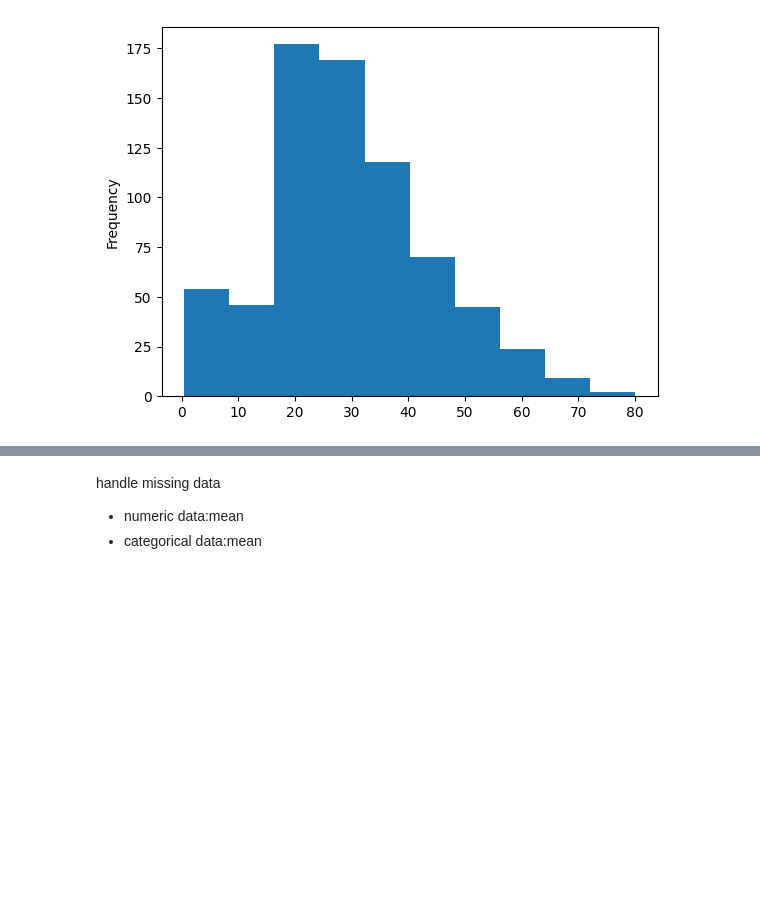
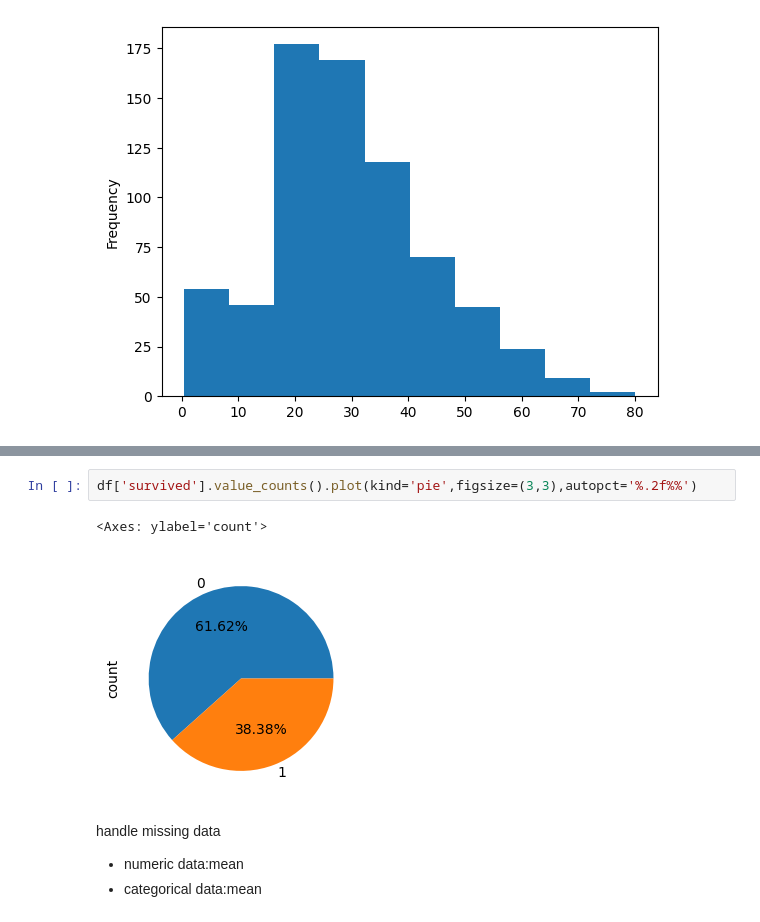
Before and after one commit to arpitatevari/Python-Data-Science, a Jupyter notebook: data_preprocessing2.ipynb, the cells around one changed output, grey strips where cells are left out. Cells and saved outputs as stored; diff of their text form; blank space fills up the shorter version.

Commit message:
visual

```diff
--- a/data_preprocessing2.ipynb
+++ b/data_preprocessing2.ipynb
@@ -100,3 +133,8 @@ titanic['age'].plot(kind='hist') #graph
+# %%
+df['survived'].value_counts().plot(kind='pie',figsize=(3,3),autopct='%.2f%%')
+# %% [output]
+<Axes: ylabel='count'>
+[figure, added]
 # %% [markdown]
 handle missing data
 - numeric data:mean
```
Also changed, not shown: parts of 3 cells of this notebook, 5 other files.
